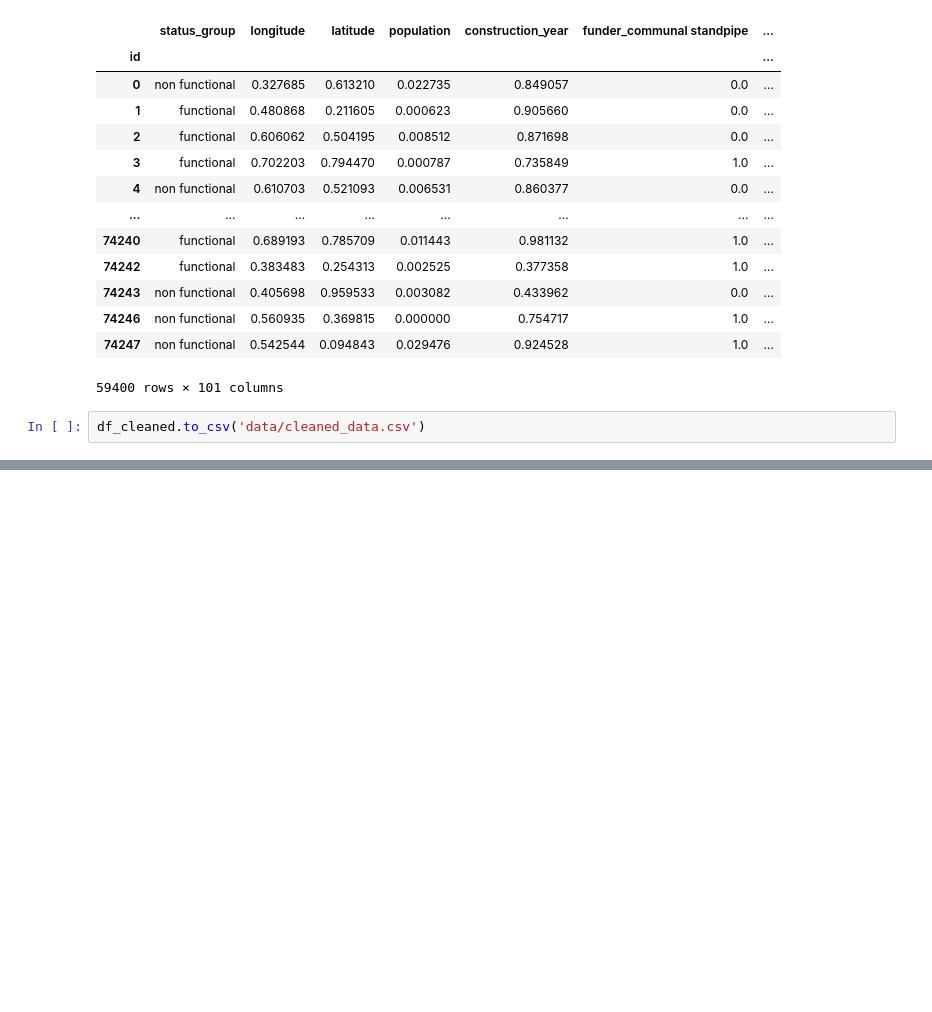
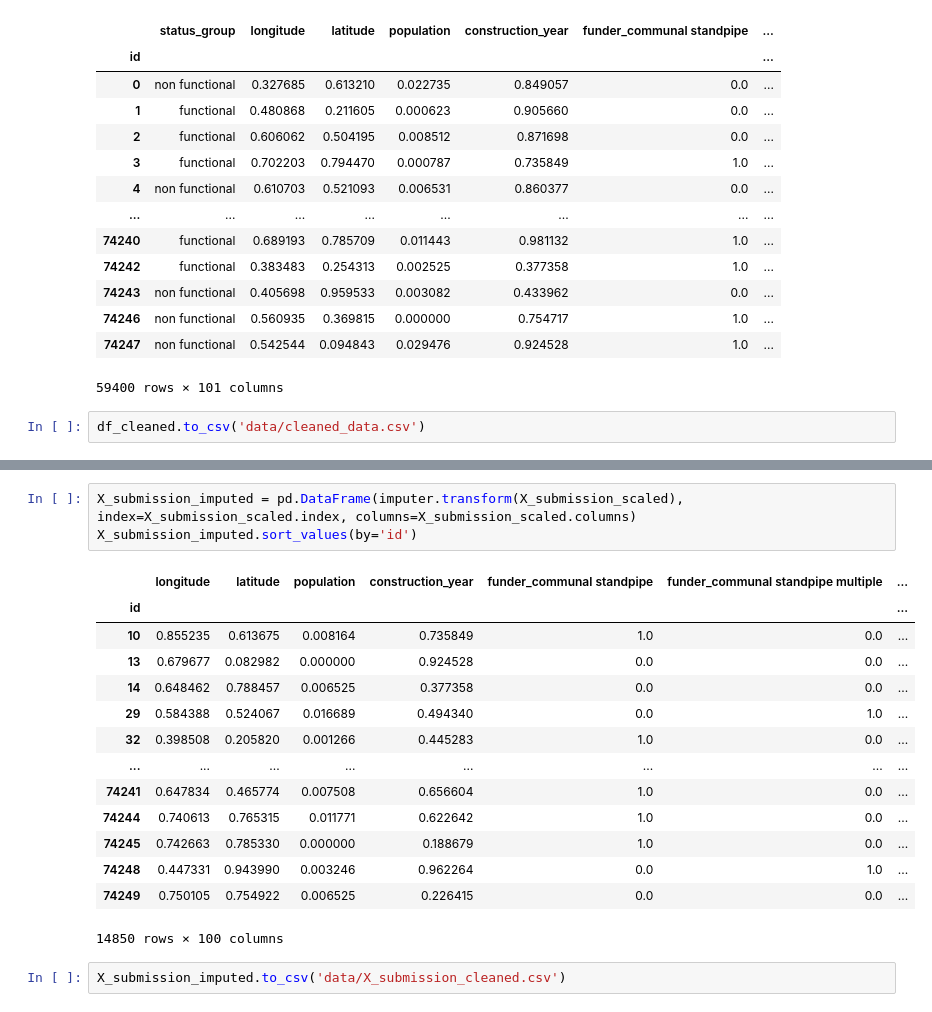
Before and after one commit to MullerAC/tanzanian-water-well-classification, a Jupyter notebook: 0-eda.ipynb, the cells around one changed output, grey strips where cells are left out. Saved outputs shown, nothing was run; the diff lists cells and outputs as text; blank space fills up the shorter version.

```diff
--- a/0-eda.ipynb
+++ b/0-eda.ipynb
@@ -371,0 +462,20 @@ df_cleaned.to_csv('data/cleaned_data.csv')
+# %%
+X_submission_imputed = pd.DataFrame(imputer.transform(X_submission_scaled), index=X_submission_scaled.index, columns=X_submission_scaled.columns)
+X_submission_imputed.sort_values(by='id')
+# %% [output]
+|  | longitude | latitude | population | construction_year | funder_communal standpipe | funder_communal standpipe multiple | ... |
+| id |  |  |  |  |  |  | ... |
+| 10 | 0.855235 | 0.613675 | 0.008164 | 0.735849 | 1.0 | 0.0 | ... |
+| 13 | 0.679677 | 0.082982 | 0.000000 | 0.924528 | 0.0 | 0.0 | ... |
+| 14 | 0.648462 | 0.788457 | 0.006525 | 0.377358 | 0.0 | 0.0 | ... |
+| 29 | 0.584388 | 0.524067 | 0.016689 | 0.494340 | 0.0 | 1.0 | ... |
+| 32 | 0.398508 | 0.205820 | 0.001266 | 0.445283 | 1.0 | 0.0 | ... |
+| ... | ... | ... | ... | ... | ... | ... | ... |
+| 74241 | 0.647834 | 0.465774 | 0.007508 | 0.656604 | 1.0 | 0.0 | ... |
+| 74244 | 0.740613 | 0.765315 | 0.011771 | 0.622642 | 1.0 | 0.0 | ... |
+| 74245 | 0.742663 | 0.785330 | 0.000000 | 0.188679 | 1.0 | 0.0 | ... |
+| 74248 | 0.447331 | 0.943990 | 0.003246 | 0.962264 | 0.0 | 1.0 | ... |
+| 74249 | 0.750105 | 0.754922 | 0.006525 | 0.226415 | 0.0 | 0.0 | ... |
+14850 rows × 100 columns
+# %%
+X_submission_imputed.to_csv('data/X_submission_cleaned.csv')
```
Also changed, not shown: parts of 8 cells of this notebook, 10 other files.
